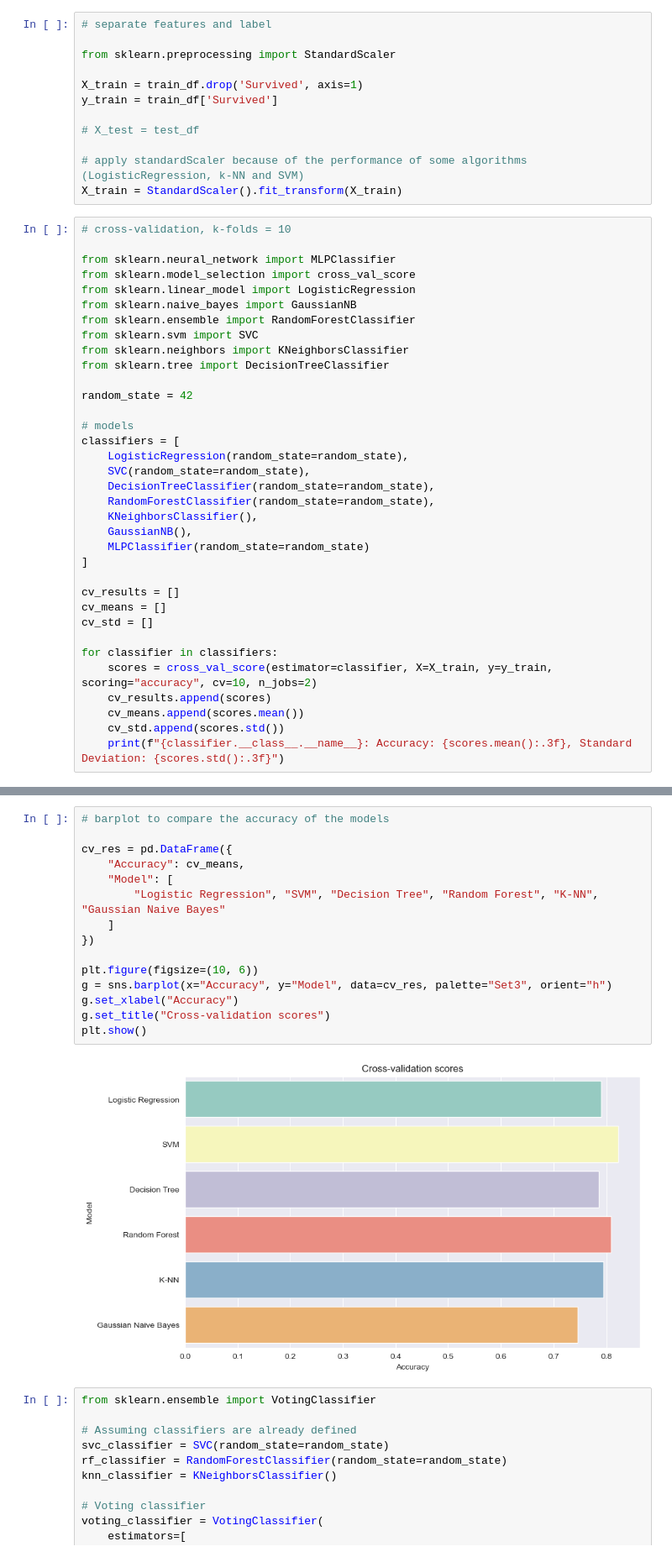
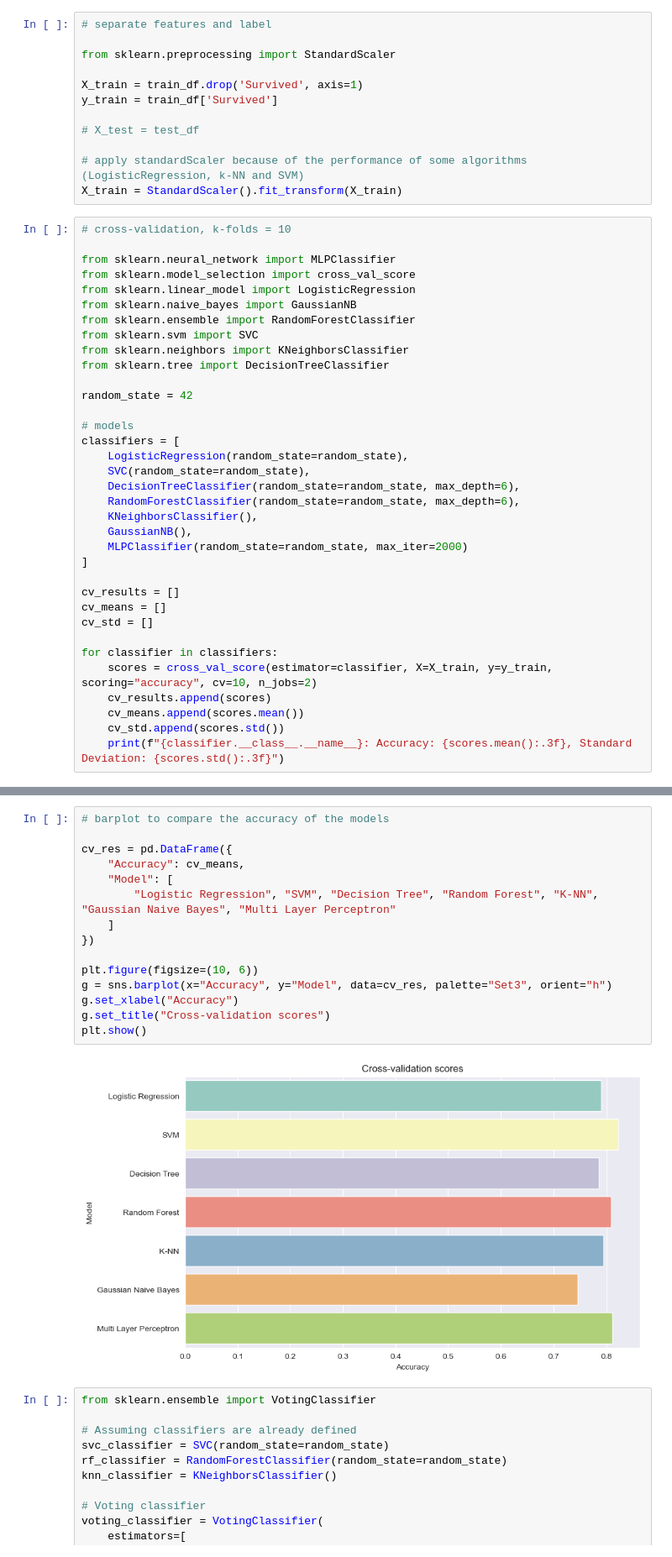
Before and after one commit to filcampos00/ML-titanic, a Jupyter notebook: src/titanic_notebook.ipynb, the cells around one changed output, grey strips where cells are left out. Shown: that part at 84% size. Saved outputs shown, nothing was run; the diff lists cells and outputs as text.

Commit message:
add MLP classifier

```diff
--- a/src/titanic_notebook.ipynb
+++ b/src/titanic_notebook.ipynb
@@ -341,11 +341,11 @@ random_state = 42
 classifiers = [
     LogisticRegression(random_state=random_state),
     SVC(random_state=random_state),
-    DecisionTreeClassifier(random_state=random_state),
-    RandomForestClassifier(random_state=random_state),
+    DecisionTreeClassifier(random_state=random_state, max_depth=6),
+    RandomForestClassifier(random_state=random_state, max_depth=6),
     KNeighborsClassifier(),
     GaussianNB(),
-    MLPClassifier(random_state=random_state)
+    MLPClassifier(random_state=random_state, max_iter=2000)
 ]
 
 cv_results = []
@@ -369,20 +369,20 @@ MLPClassifier: Accuracy: 0.811, Standard Deviation: 0.029
 # %%
 # barplot to compare the accuracy of the models
 
 cv_res = pd.DataFrame({
     "Accuracy": cv_means,
     "Model": [
-        "Logistic Regression", "SVM", "Decision Tree", "Random Forest", "K-NN", "Gaussian Naive Bayes"
+        "Logistic Regression", "SVM", "Decision Tree", "Random Forest", "K-NN", "Gaussian Naive Bayes", "Multi Layer Perceptron"
     ]
 })
 
 plt.figure(figsize=(10, 6))
 g = sns.barplot(x="Accuracy", y="Model", data=cv_res, palette="Set3", orient="h")
 g.set_xlabel("Accuracy")
 g.set_title("Cross-validation scores")
 plt.show()
 # %% [output]
-[figure, old version]
+[figure, new version]
 # %%
 from sklearn.ensemble import VotingClassifier
 
```
Also changed, not shown: parts of 1 cell of this notebook.
